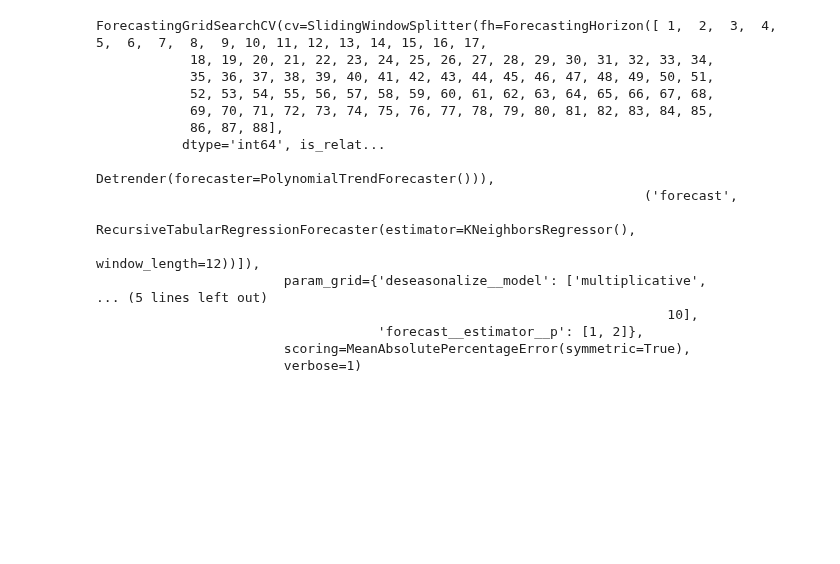
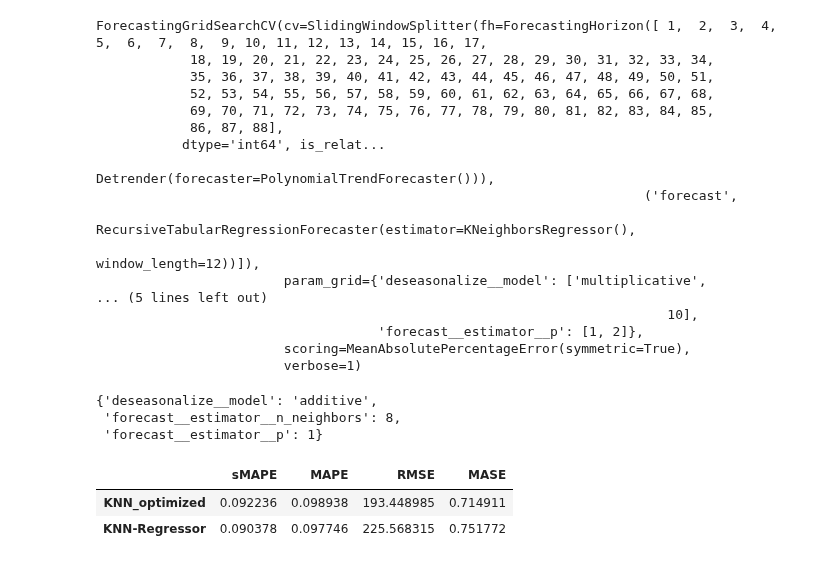
Before and after one commit to LaurbergMJ/TimeSeriesAnalysisWithPythonCookbook, a Jupyter notebook: Ch12.ipynb, the cells around one changed output. Saved outputs shown, nothing was run; the diff lists cells and outputs as text; code cells hidden in the pictures; blank space fills up the shorter version.

```diff
--- a/Ch12.ipynb
+++ b/Ch12.ipynb
@@ -913,3 +913,25 @@ ForecastingGridSearchCV(cv=SlidingWindowSplitter(fh=ForecastingHorizon([ 1,  2,
                                     'forecast__estimator__p': [1, 2]},
                         scoring=MeanAbsolutePercentageError(symmetric=True),
                         verbose=1)
+# %%
+# Once the grid search process is completed, we can access the list of optimal hyperparameters
+# using the best_params attribute:
+
+grid_csv.best_params_
+# %% [output]
+{'deseasonalize__model': 'additive',
+ 'forecast__estimator__n_neighbors': 8,
+ 'forecast__estimator__p': 1}
+# %%
+# We can use the predict method from the grid_csv object to produce a forecast
+# Store the results as a new column in the test DF to compare the results from the optimized
+# hyperparameters against the default values used earlier
+
+test['KNN_optimized'] = grid_csv.predict(fh)
+# %%
+# Use the evaluate function to compare the two results:
+evaluate(test, train)
+# %% [output]
+|  | sMAPE | MAPE | RMSE | MASE |
+| KNN_optimized | 0.092236 | 0.098938 | 193.448985 | 0.714911 |
+| KNN-Regressor | 0.090378 | 0.097746 | 225.568315 | 0.751772 |
```
Also changed, not shown: parts of 4 cells of this notebook.
